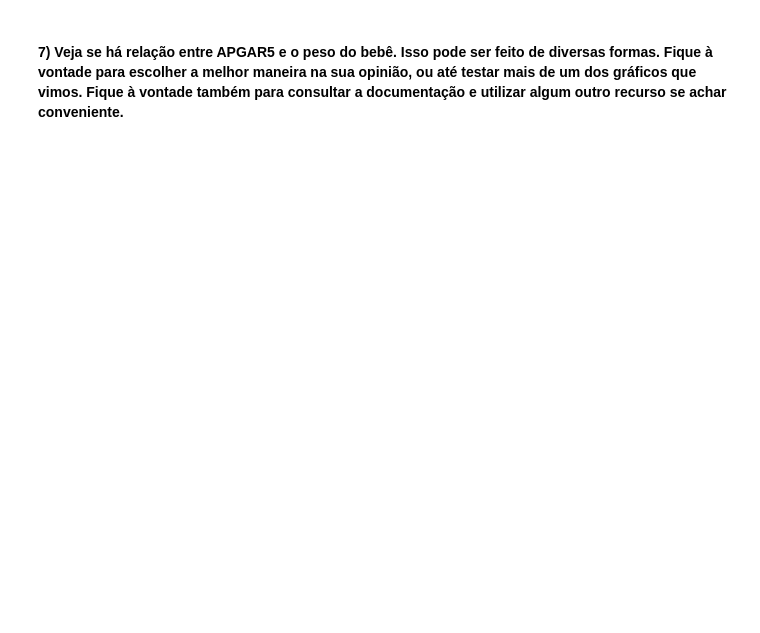
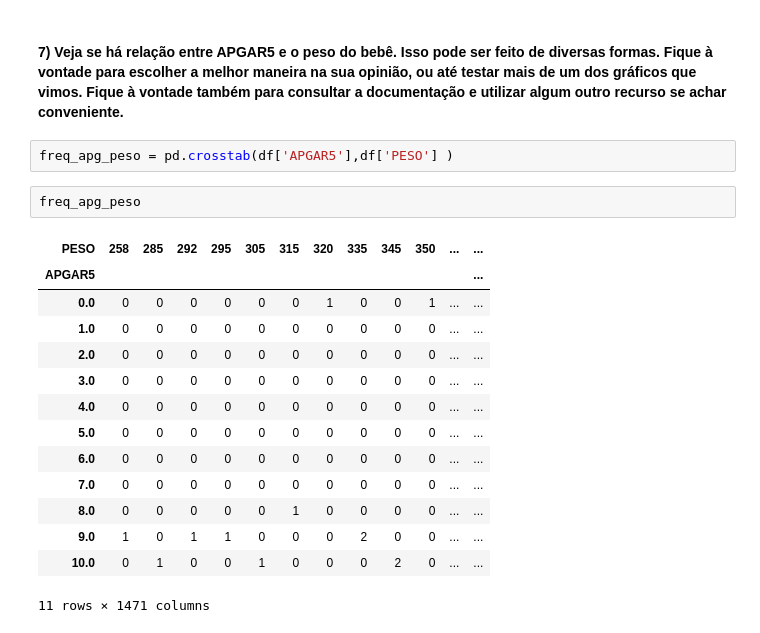
Before and after one commit to JaimeWillianCarneiro/MODULO6, a Jupyter notebook: mod06 Tarefa 3.ipynb, the cells around one changed output. Cells and saved outputs as stored; diff of their text form; blank space fills up the shorter version.

```diff
--- a/mod06 Tarefa 3.ipynb
+++ b/mod06 Tarefa 3.ipynb
@@ -68,2 +181,21 @@ df
 # %% [markdown]
 #### 7) Veja se há relação entre APGAR5 e o peso do bebê. Isso pode ser feito de diversas formas. Fique à vontade para escolher a melhor maneira na sua opinião, ou até testar mais de um dos gráficos que vimos. Fique à vontade também para consultar a documentação e utilizar algum outro recurso se achar conveniente.
+# %%
+freq_apg_peso = pd.crosstab(df['APGAR5'],df['PESO'] )
+# %%
+freq_apg_peso
+# %% [output]
+| PESO | 258 | 285 | 292 | 295 | 305 | 315 | 320 | 335 | 345 | 350 | ... | ... |
+| APGAR5 |  |  |  |  |  |  |  |  |  |  |  | ... |
+| 0.0 | 0 | 0 | 0 | 0 | 0 | 0 | 1 | 0 | 0 | 1 | ... | ... |
+| 1.0 | 0 | 0 | 0 | 0 | 0 | 0 | 0 | 0 | 0 | 0 | ... | ... |
+| 2.0 | 0 | 0 | 0 | 0 | 0 | 0 | 0 | 0 | 0 | 0 | ... | ... |
+| 3.0 | 0 | 0 | 0 | 0 | 0 | 0 | 0 | 0 | 0 | 0 | ... | ... |
+| 4.0 | 0 | 0 | 0 | 0 | 0 | 0 | 0 | 0 | 0 | 0 | ... | ... |
+| 5.0 | 0 | 0 | 0 | 0 | 0 | 0 | 0 | 0 | 0 | 0 | ... | ... |
+| 6.0 | 0 | 0 | 0 | 0 | 0 | 0 | 0 | 0 | 0 | 0 | ... | ... |
+| 7.0 | 0 | 0 | 0 | 0 | 0 | 0 | 0 | 0 | 0 | 0 | ... | ... |
+| 8.0 | 0 | 0 | 0 | 0 | 0 | 1 | 0 | 0 | 0 | 0 | ... | ... |
+| 9.0 | 1 | 0 | 1 | 1 | 0 | 0 | 0 | 2 | 0 | 0 | ... | ... |
+| 10.0 | 0 | 1 | 0 | 0 | 1 | 0 | 0 | 0 | 2 | 0 | ... | ... |
+11 rows × 1471 columns
```
Also changed, not shown: parts of 14 cells of this notebook.
